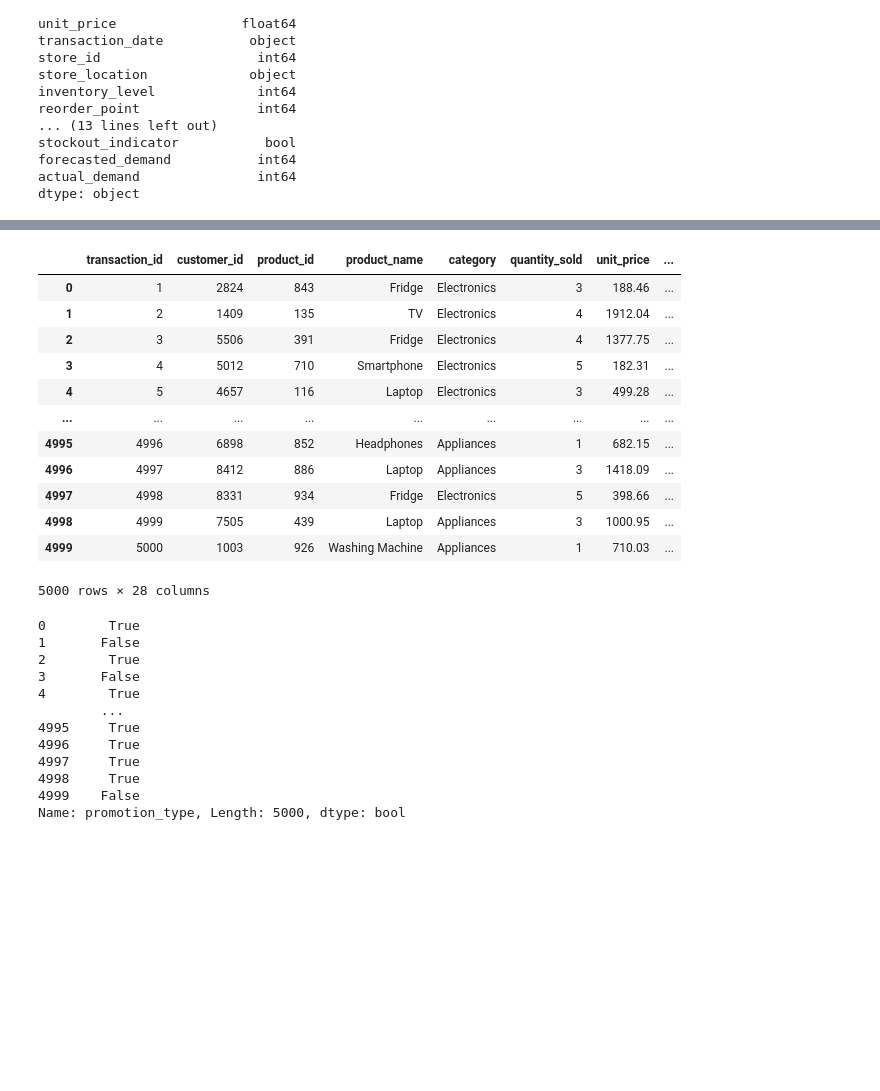
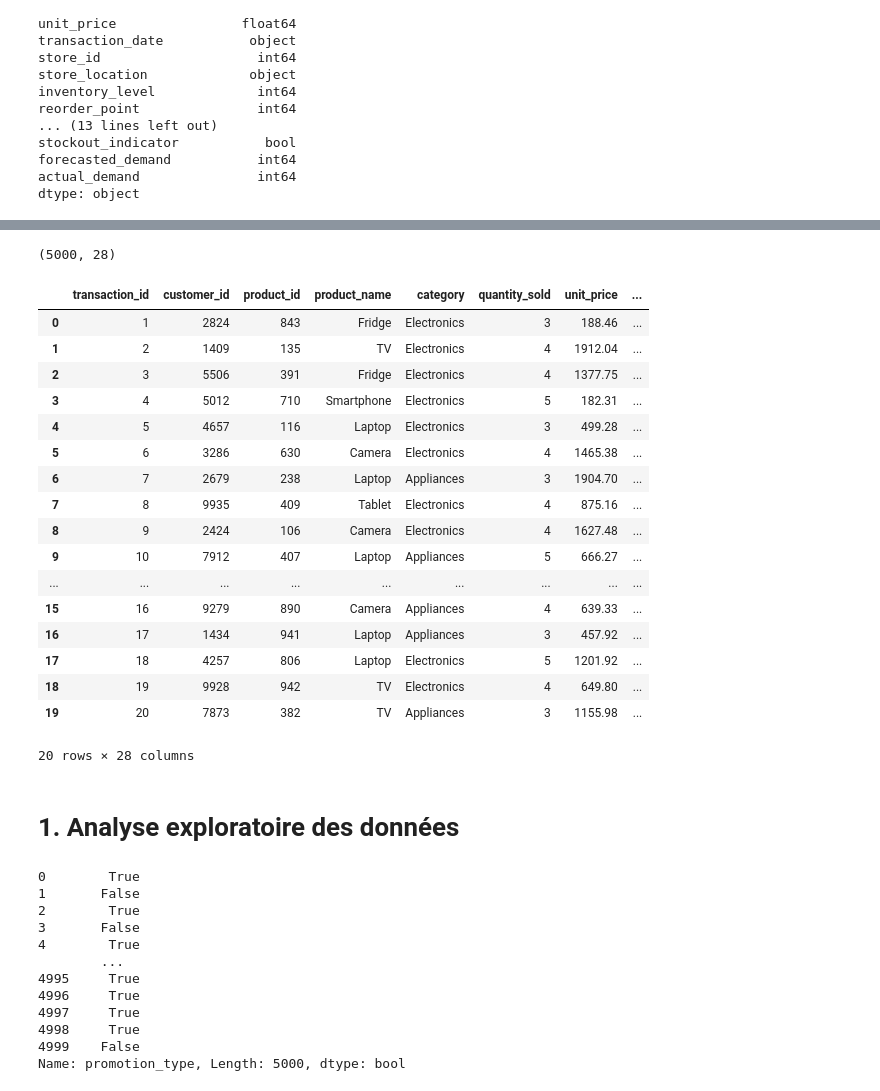
Before and after one commit to damedefer/Projet-Walmart, a Jupyter notebook: Notebook.ipynb, the cells around one changed output, grey strips where cells are left out. Drawn from its saved outputs; the diff is of its cells as text; code cells hidden in the pictures; blank space fills up the shorter version.

```diff
--- a/Notebook.ipynb
+++ b/Notebook.ipynb
@@ -28,17 +54,29 @@ dtype: object
+# %%
+Database.shape
+# %% [output]
+(5000, 28)
 # %%
-Database
+#Affichage des 20 premières ligen du dataset
+Database.head(20)
 # %% [output]
 |  | transaction_id | customer_id | product_id | product_name | category | quantity_sold | unit_price | ... |
 | 0 | 1 | 2824 | 843 | Fridge | Electronics | 3 | 188.46 | ... |
 | 1 | 2 | 1409 | 135 | TV | Electronics | 4 | 1912.04 | ... |
 | 2 | 3 | 5506 | 391 | Fridge | Electronics | 4 | 1377.75 | ... |
 | 3 | 4 | 5012 | 710 | Smartphone | Electronics | 5 | 182.31 | ... |
 | 4 | 5 | 4657 | 116 | Laptop | Electronics | 3 | 499.28 | ... |
+| 5 | 6 | 3286 | 630 | Camera | Electronics | 4 | 1465.38 | ... |
+| 6 | 7 | 2679 | 238 | Laptop | Appliances | 3 | 1904.70 | ... |
+| 7 | 8 | 9935 | 409 | Tablet | Electronics | 4 | 875.16 | ... |
+| 8 | 9 | 2424 | 106 | Camera | Electronics | 4 | 1627.48 | ... |
+| 9 | 10 | 7912 | 407 | Laptop | Appliances | 5 | 666.27 | ... |
 | ... | ... | ... | ... | ... | ... | ... | ... | ... |
-| 4995 | 4996 | 6898 | 852 | Headphones | Appliances | 1 | 682.15 | ... |
-| 4996 | 4997 | 8412 | 886 | Laptop | Appliances | 3 | 1418.09 | ... |
-| 4997 | 4998 | 8331 | 934 | Fridge | Electronics | 5 | 398.66 | ... |
-| 4998 | 4999 | 7505 | 439 | Laptop | Appliances | 3 | 1000.95 | ... |
-| 4999 | 5000 | 1003 | 926 | Washing Machine | Appliances | 1 | 710.03 | ... |
+| 15 | 16 | 9279 | 890 | Camera | Appliances | 4 | 639.33 | ... |
+| 16 | 17 | 1434 | 941 | Laptop | Appliances | 3 | 457.92 | ... |
+| 17 | 18 | 4257 | 806 | Laptop | Electronics | 5 | 1201.92 | ... |
+| 18 | 19 | 9928 | 942 | TV | Electronics | 4 | 649.80 | ... |
+| 19 | 20 | 7873 | 382 | TV | Appliances | 3 | 1155.98 | ... |
-5000 rows × 28 columns
+20 rows × 28 columns
+# %% [markdown]
+# 1. Analyse exploratoire des données
 # %%
```
Also changed, not shown: parts of 33 cells of this notebook.
